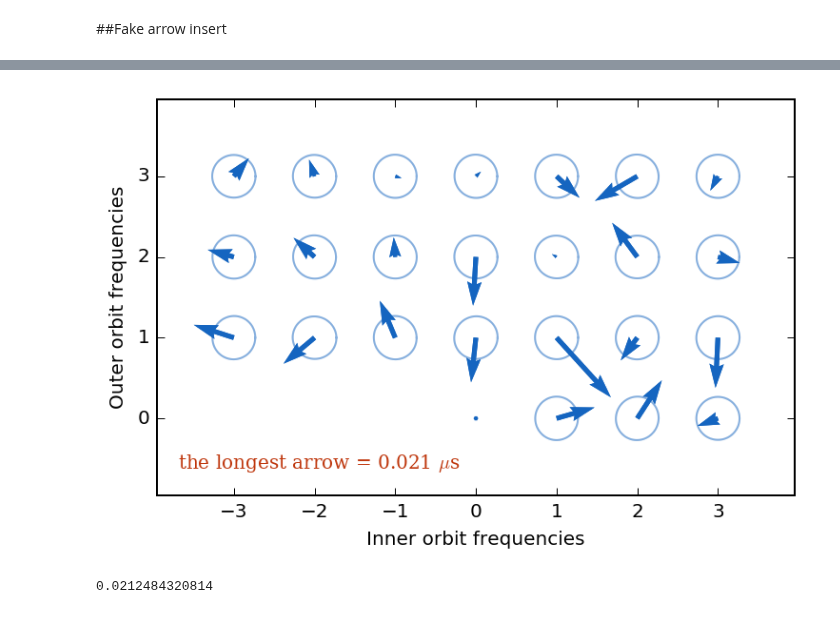
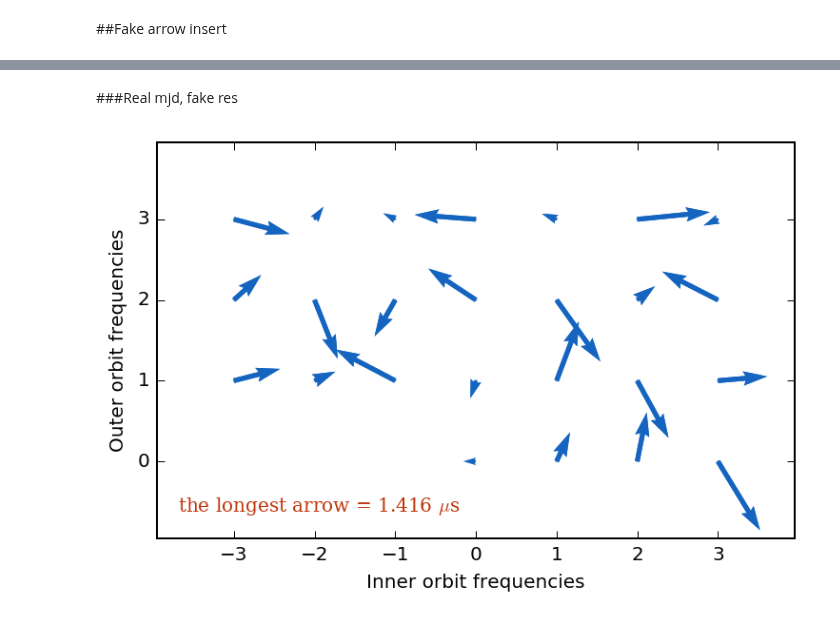
Before and after one commit to aarchiba/triplesystem, a Jupyter notebook: systematics/test_arrow_plot.ipynb, the cells around one changed output, grey strips where cells are left out. Cells and saved outputs as stored; diff of their text form; code cells hidden in the pictures.

```diff
--- a/systematics/test_arrow_plot.ipynb
+++ b/systematics/test_arrow_plot.ipynb
@@ -136,14 +154,13 @@ print value
-# %%
-ampl=3e-4
-unc_ampl=8e-7
-
-ys=fake_arrow(mjd,ampl,unc_ampl,-6,5)
-phase_2=phase+ys
-
-value=arw_pl.arrow_plot(par_dict, mjd, phase, unc)
-plt.show()
-
-print value
-# %% [output]
-[figure, removed]
-0.0212484320814
+# %% [markdown]
+###Real mjd, fake res
+# %%
+ph_ampl=0.001
+unc_ampl=0.1
+
+real_fk_phase = ph_ampl*np.random.randn(len(mjd))
+real_fk_unc = unc_ampl*ph_ampl*np.random.randn(len(mjd))
+
+value=arw_pl.arrow_plot(par_dict, mjd, real_fk_phase, real_fk_unc)
+plt.show()
+# %% [output]
+[figure, added]
```
Also changed, not shown: parts of 7 cells of this notebook.
